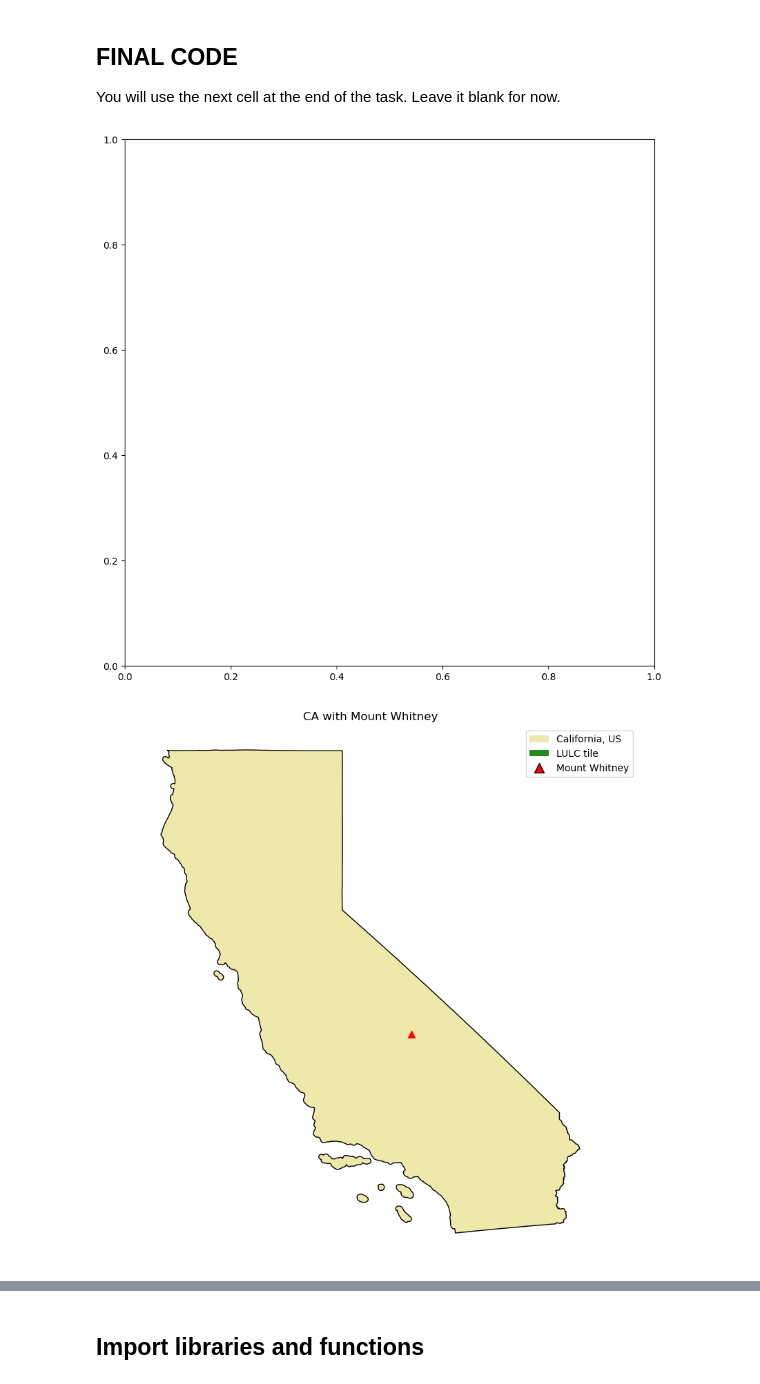
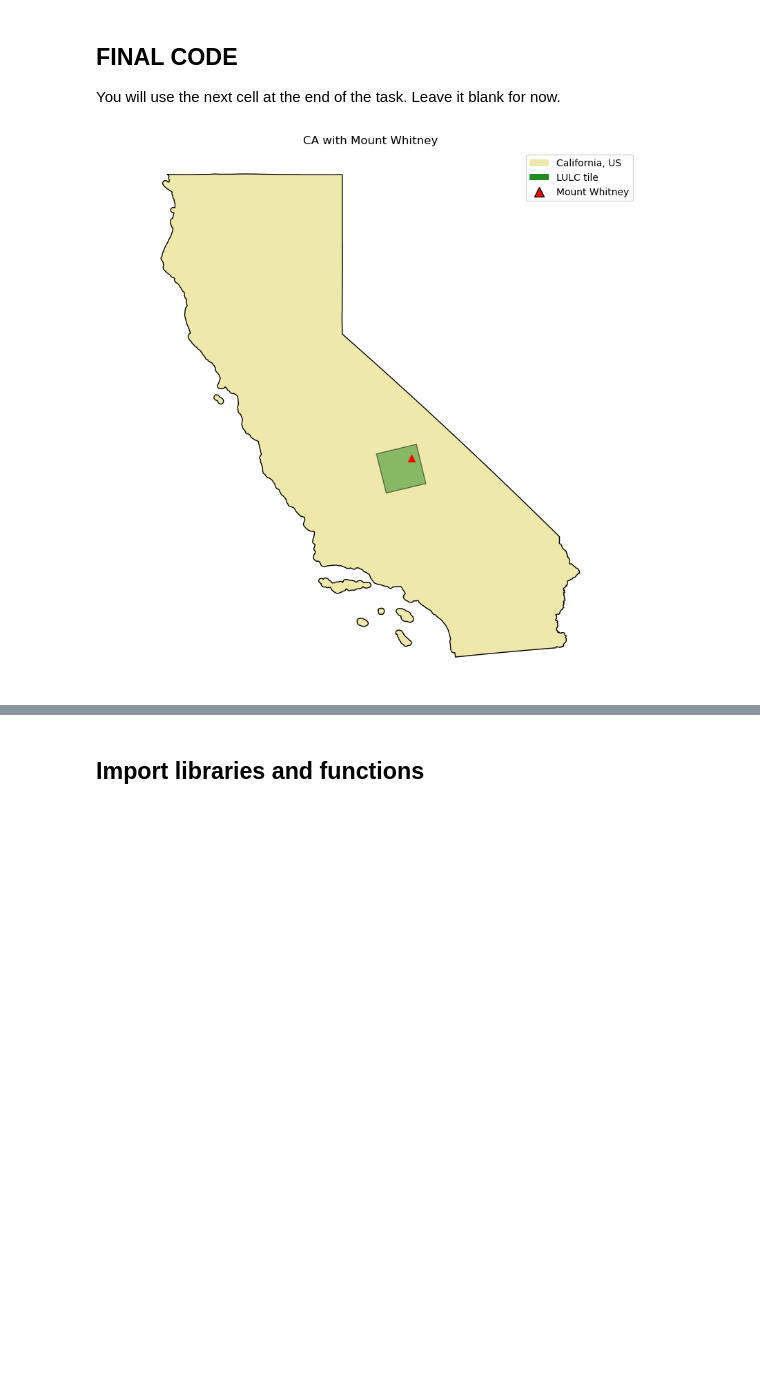
Before and after one commit to maxwellpatt/eds220-hwk-4, a Jupyter notebook: hwk4-task1-whitney-map.ipynb, the cells around one changed output, grey strips where cells are left out. Saved outputs shown, nothing was run; the diff lists cells and outputs as text; code cells hidden in the pictures; blank space fills up the shorter version.

```diff
--- a/hwk4-task1-whitney-map.ipynb
+++ b/hwk4-task1-whitney-map.ipynb
@@ -54,6 +54,7 @@ import matplotlib.patches as mpatches
 from matplotlib.lines import Line2D
 from matplotlib.patches import Patch
 from shapely import affinity
+import pyproj
 
 # construct file path for land cover raster data
 data_path = os.path.join(os.getcwd(), 'data', 'land_cover.tif')
@@ -64,14 +65,14 @@ lulc = rioxr.open_rasterio(data_path)
 # read in CA data
 ca = gpd.read_file('https://data.ca.gov/dataset/e212e397-1277-4df3-8c22-40721b095f33/resource/3db1e426-fb51-44f5-82d5-a54d7c6e188b/download/ca-state-boundary.zip')
 
-# extract bounding box coordinates from raster data
-xmin, ymin, xmax, ymax = lulc.x.min().item(), lulc.y.min().item(), lulc.x.max().item(), lulc.y.max().item()
+# extract bounding box
+bbox_coords = lulc.rio.bounds()
 
-# create bounding box polygon
-bbox_polygon = box(xmin, ymin, xmax, ymax)
+# create a Shapely Polygon from bounding box coordinates
+bbox_polygon = box(bbox_coords[0], bbox_coords[1], bbox_coords[2], bbox_coords[3])
 
-# create GeoDataFrame for the bounding box
-bbox = gpd.GeoDataFrame({'geometry': [bbox_polygon]}, crs='EPSG:4326')
+# create GeoDataFrame with the bounding box
+bbox = gpd.GeoDataFrame(geometry=[bbox_polygon], crs=lulc.rio.crs)
 
 # Mount Whitney's coordinates
 mt_whitney_coords = (-118.291994, 36.578581)
@@ -95,36 +96,38 @@ mt_whitney = mt_whitney.to_crs(ca.crs)
 bbox = bbox.to_crs(ca.crs)
 
 fig, ax = plt.subplots(figsize=(10, 10))
 
-# Plotting order: bbox first
-fig, ax = plt.subplots(figsize=(10, 10))
-bbox.plot(ax=ax, color='forestgreen', edgecolor='black', label='LULC tile')
-ca.plot(ax=ax, color='palegoldenrod', edgecolor='black', label='California, US')
+# plot California
+ca.plot(ax=ax, color='palegoldenrod', edgecolor = 'black', label='California, US')
+
+# plot the LULC tile (bounding box)
+bbox.plot(ax=ax, color='forestgreen', edgecolor='black', alpha = 0.5, label='LULC tile')
+
+# plot Mount Whitney with a red marker
 mt_whitney.plot(ax=ax, color='red', marker='^', markersize=50, label='Mount Whitney')
 
 # create custom legend entries
 legend_elements = [
     Patch(facecolor='palegoldenrod', edgecolor='none', label='California, US'),
     Patch(facecolor='forestgreen', edgecolor='none', label='LULC tile'),
     Line2D([0], [0], color='none', marker='^', markerfacecolor='red', markersize=10, label='Mount Whitney')
 ]
 
 # add custom legend
 ax.legend(handles=legend_elements)
 
 # Setting title and labels with a matching font size
 ax.set_title("CA with Mount Whitney", fontsize=12)
 ax.set_xlabel("Longitude", fontsize=10)
 ax.set_ylabel("Latitude", fontsize=10)
 
 # adjust the aspect ratio
 ax.set_aspect('equal', adjustable='datalim')
 
 # remove axis
 ax.axis('off')
 
 # visualize plot
 plt.show()
 # %% [output]
-[figure, old version]
+[figure, new version]
-[figure, removed]
```
Also changed, not shown: parts of 8 cells of this notebook, 1 other file.
